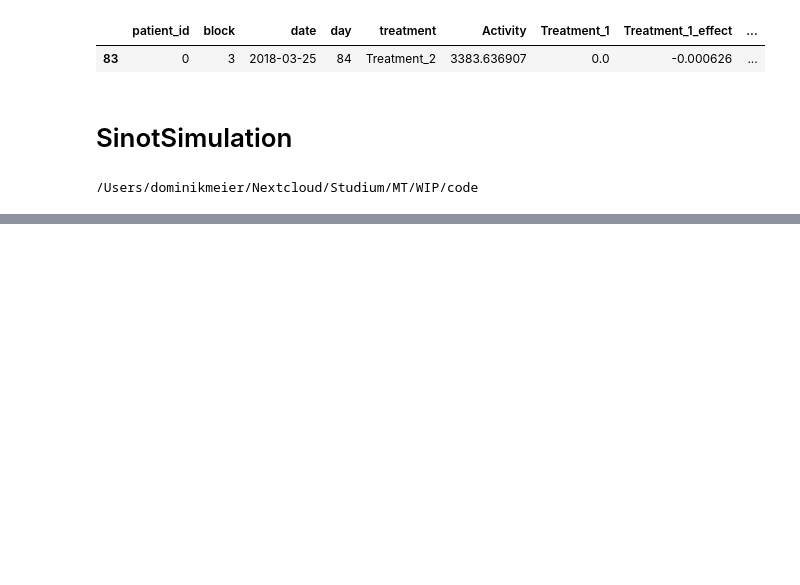
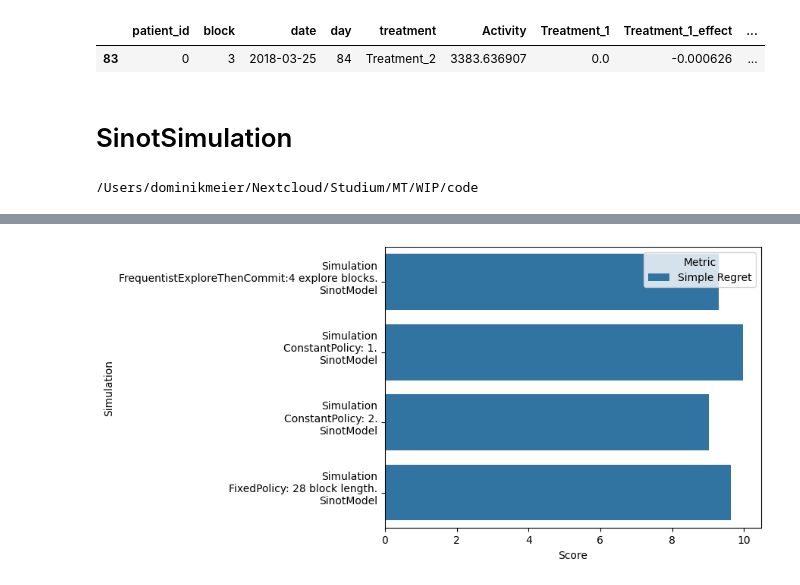
Before and after one commit to HIAlab/adaptive_nof1, a Jupyter notebook: notebooks/Basic.ipynb, the cells around one changed output, grey strips where cells are left out. Cells and saved outputs as stored; diff of their text form; code cells hidden in the pictures; blank space fills up the shorter version.

Commit message:
Add simple metrics and tests

```diff
--- a/notebooks/Basic.ipynb
+++ b/notebooks/Basic.ipynb
@@ -108,0 +124,16 @@ simulation_fixed.history.plot(ax)
+# %%
+from src.metric import plot_score, SimpleRegret, FrequentistOptimalSelection, score_df
+
+simulations = [
+    simulation_etc,
+    simulation_1,
+    simulation_2,
+    simulation_fixed,
+    simulation_fixed,
+    simulation_fixed,
+    simulation_fixed,
+    simulation_fixed,
+]
+metrics = [SimpleRegret(), FrequentistOptimalSelection()]
+
+score_df(simulations, metrics)
@@ -108,0 +158,4 @@ simulation_fixed.history.plot(ax)
+# %%
+plot_score(simulations, [SimpleRegret()])
+# %% [output]
+[figure, added]
```
Also changed, not shown: parts of 9 cells of this notebook, 6 other files.
